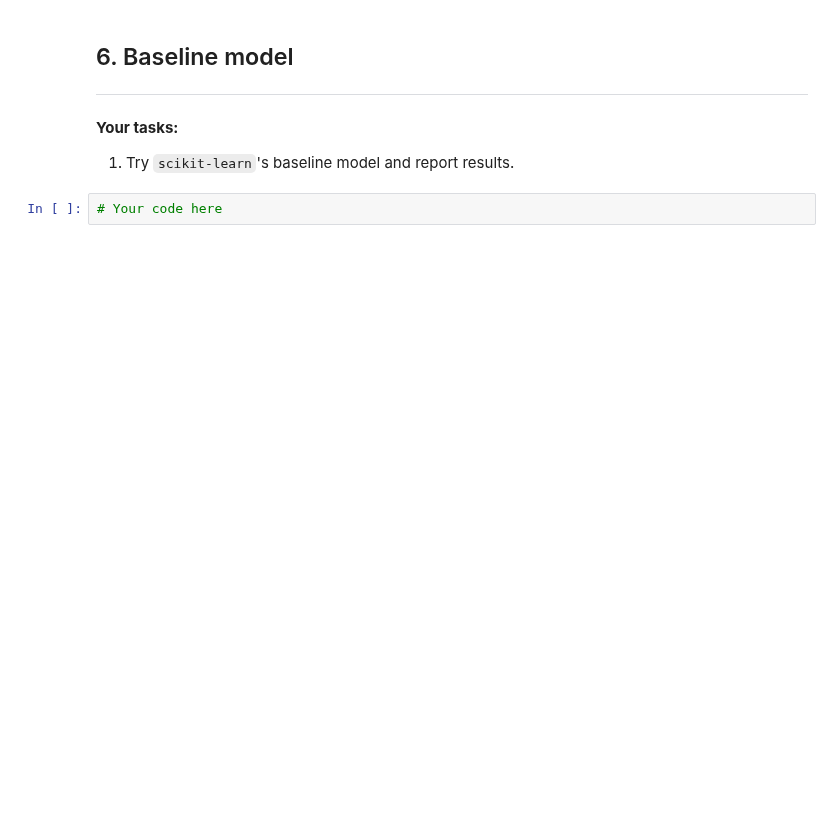
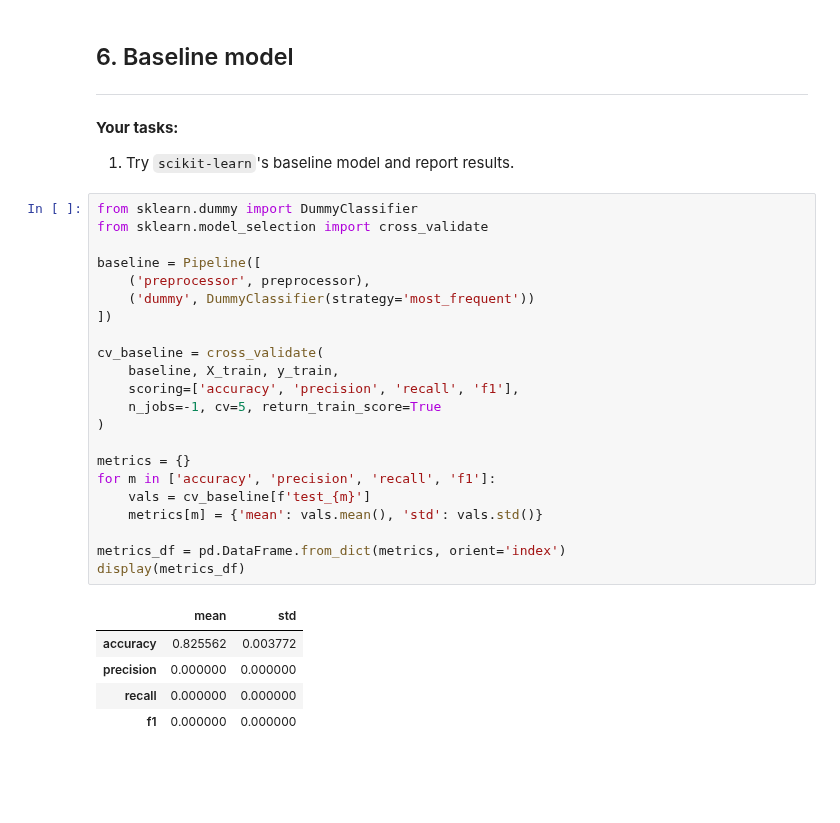
Before and after one commit to greatbabyred/CS4320-Project, a Jupyter notebook: template.ipynb, the cells around one changed output. Drawn from its saved outputs; the diff is of its cells as text; blank space fills up the shorter version.

```diff
--- a/template.ipynb
+++ b/template.ipynb
@@ -174,8 +248,34 @@ _Type your answer here, replacing this text._
 
 **Your tasks:**
 1. Try `scikit-learn`'s baseline model and report results.
-# %%
-# Your code here
+# %%
+from sklearn.dummy import DummyClassifier
+from sklearn.model_selection import cross_validate
+
+baseline = Pipeline([
+    ('preprocessor', preprocessor),
+    ('dummy', DummyClassifier(strategy='most_frequent'))
+])
+
+cv_baseline = cross_validate(
+    baseline, X_train, y_train,
+    scoring=['accuracy', 'precision', 'recall', 'f1'],
+    n_jobs=-1, cv=5, return_train_score=True
+)
+
+metrics = {}
+for m in ['accuracy', 'precision', 'recall', 'f1']:
+    vals = cv_baseline[f'test_{m}']
+    metrics[m] = {'mean': vals.mean(), 'std': vals.std()}
+
+metrics_df = pd.DataFrame.from_dict(metrics, orient='index')
+display(metrics_df)
+# %% [output]
+|  | mean | std |
+| accuracy | 0.825562 | 0.003772 |
+| precision | 0.000000 | 0.000000 |
+| recall | 0.000000 | 0.000000 |
+| f1 | 0.000000 | 0.000000 |
 # %% [markdown]
 <!-- END QUESTION -->
 
```
Also changed, not shown: parts of 28 cells of this notebook.
